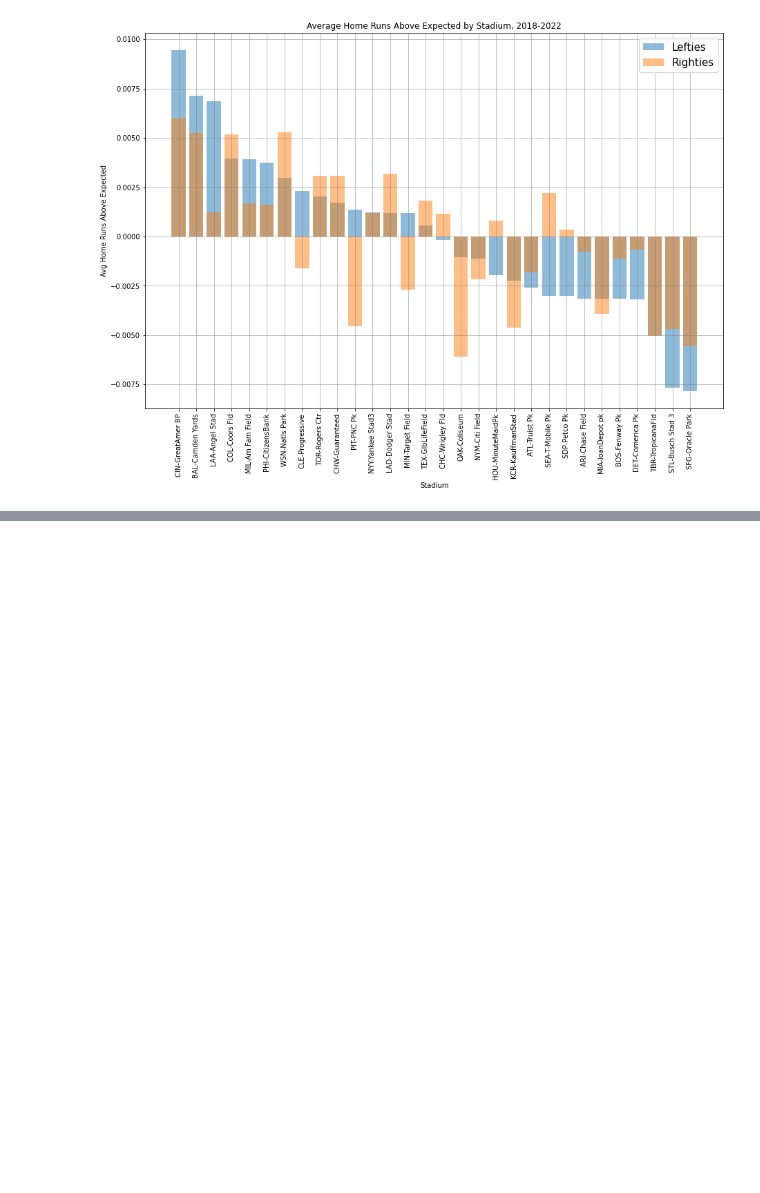
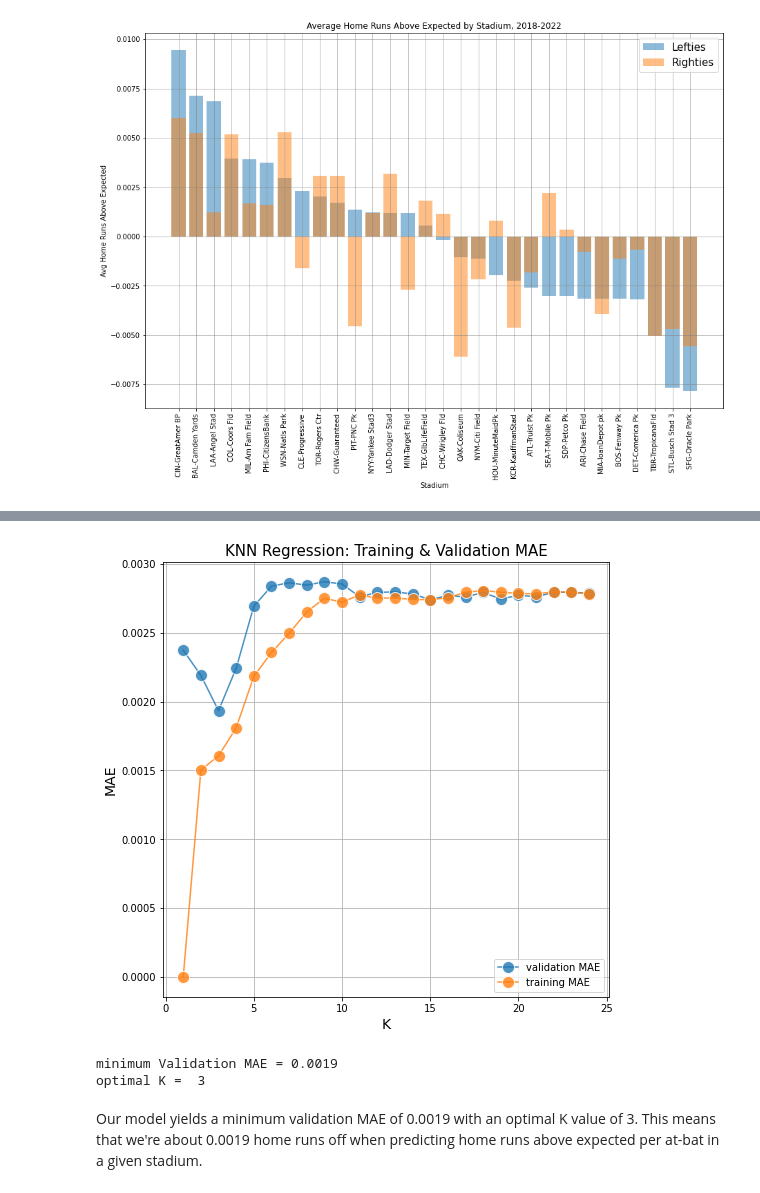
Before and after one commit to cpresz/MLB-Stadium-Analysis, a Jupyter notebook: MLB_Stadium_Analysis.ipynb, the cells around one changed output, grey strips where cells are left out. Cells and saved outputs as stored; diff of their text form; code cells hidden in the pictures; blank space fills up the shorter version.

```diff
--- a/MLB_Stadium_Analysis.ipynb
+++ b/MLB_Stadium_Analysis.ipynb
@@ -568,0 +724,54 @@ Interestingly, both lefties and righties experience one of, if not the, greatest
+# %%
+# predictor variables
+features = ['Altitude', 'Avg Wind Speed','% Precip','% Sun',
+            'Fair Territory (1,000 sq. ft.)', 'LCF Distance',
+            'LF Fence Height', '% Wind In']
+
+X_dict = stadium_data[features].to_dict(orient="records")
+y = stadium_data['avg_HR_above_exp']
+
+train_maes = []
+val_maes = []
+k_opts = [i for i in range(1, 25, 1)]
+for k in k_opts:
+  # specify the pipeline
+  vec = DictVectorizer(sparse=False)
+  scaler = StandardScaler()
+  model = KNeighborsRegressor(n_neighbors=k)
+  pipeline = Pipeline([("vectorizer", vec), ("scaler", scaler), ("fit", model)])
+
+  # perform 5-fold cross validation
+  scores = cross_validate(pipeline, X_dict, y,
+                          cv=5, scoring="neg_mean_absolute_error",
+                          return_train_score=True)
+  val_mae = np.mean(-scores["test_score"])
+  val_maes.append(val_mae)
+
+  train_mae = np.mean(-scores["train_score"])
+  train_maes.append(train_mae)
+
+
+# plot training & validation MAE for each k value
+fig,ax = plt.subplots(1, 1, figsize=(8,8))
+
+ax.plot(k_opts,val_maes,marker="o",linestyle="-",markersize=12,markeredgecolor="white",alpha=0.8, label="validation MAE")
+ax.plot(k_opts,train_maes,marker="o",linestyle="-",markersize=12,markeredgecolor="white",alpha=0.8, label="training MAE")
+ax.legend()
+ax.set_ylabel("MAE", fontsize=14)
+ax.set_xlabel("K", fontsize=14)
+ax.set_title('KNN Regression: Training & Validation MAE', size=15)
+plt.grid()
+# %% [output]
+[figure, added]
+# %%
+# minimum error
+min_error = min(val_maes)
+k_pos = int(np.where(val_maes==min_error)[0])
+best_k = k_opts[k_pos]
+print("minimum Validation MAE = %.4f" % min_error)
+print("optimal K = ", best_k)
+# %% [output]
+minimum Validation MAE = 0.0019
+optimal K =  3
+# %% [markdown]
+Our model yields a minimum validation MAE of 0.0019 with an optimal K value of 3. This means that we're about 0.0019 home runs off when predicting home runs above expected per at-bat in a given stadium.
```
Also changed, not shown: parts of 32 cells of this notebook, 1 other file.
